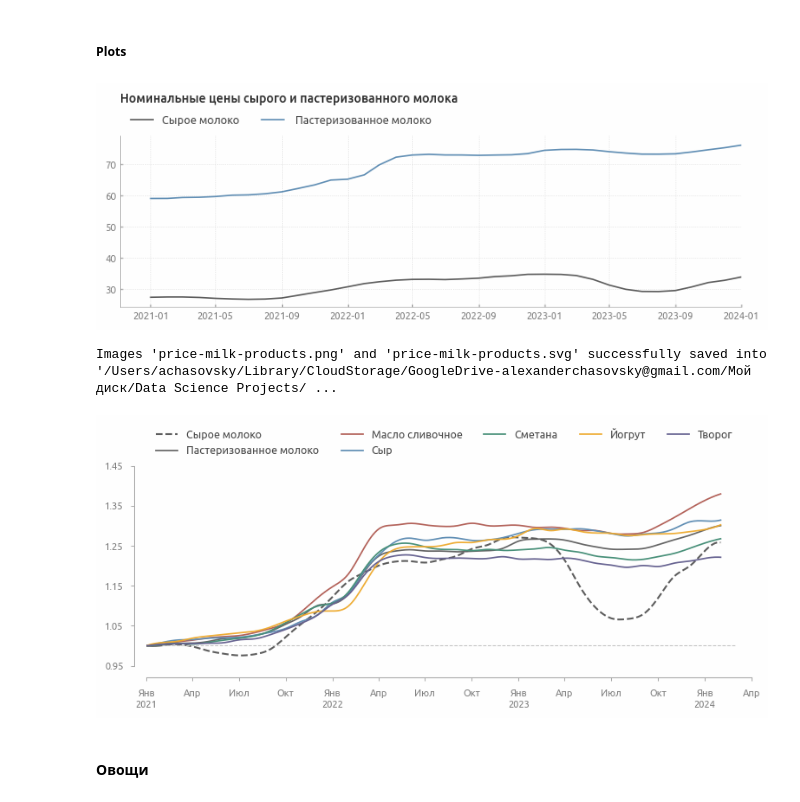
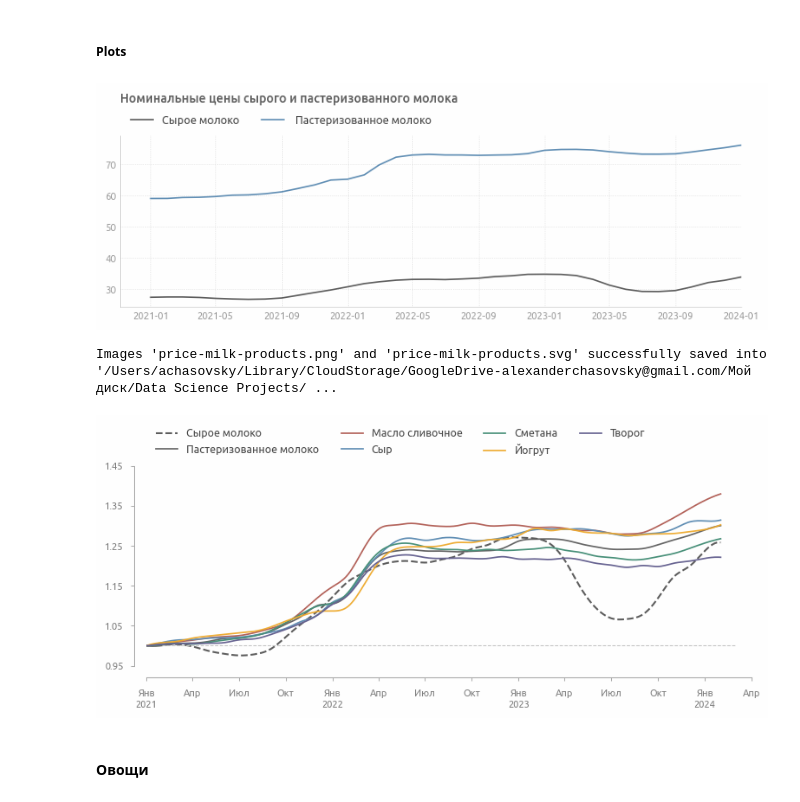
Before and after one commit to a-chasovsky/economics-rus, a Jupyter notebook: notebooks/visualization/consumer-prices-2021-2023.ipynb, the cells around one changed output. Cells and saved outputs as stored; diff of their text form; code cells hidden in the pictures.

```diff
--- a/notebooks/visualization/consumer-prices-2021-2023.ipynb
+++ b/notebooks/visualization/consumer-prices-2021-2023.ipynb
@@ -903,12 +903,12 @@ dtype: object
 plt.plot(milk_raw, label='Сырое молоко')
 plt.plot(milk, label=' Пастеризованное молоко', color=palette[2])
 # plt_date_format(language='rus', case='capital')
-plt.legend(**legend_inline, ncols=2)
+plt.legend(**legend_inline())
 plt.title('Номинальные цены сырого и пастеризованного молока', **title_inline)
 plt.xlim(right=dt.datetime.strptime('01-01-2024', '%d-%m-%Y'))
 plt.show()
 # %% [output]
-[figure, old version]
+[figure, new version]
 # %%
 plots_lw = 1.25
 fig = plt.figure(figsize=(9, 3))
@@ -926,35 +926,35 @@ plt.plot(
     smoothed(normalized_by_first(cheese), datetime_index=True),
     lw=plots_lw, alpha=1, label='Сыр')
 plt.plot(
     smoothed(normalized_by_first(sour_cream), datetime_index=True),
     lw=plots_lw, label='Сметана')
 plt.plot(
     smoothed(normalized_by_first(jogurt), datetime_index=True),
     lw=plots_lw, alpha=0.95, label='Йогрут')
 plt.plot(
     smoothed(normalized_by_first(cottage_cheese), datetime_index=True),
     lw=plots_lw, label='Творог', color=palette[7])
 plt.axhline(
     1, 0.025, 0.975, lw=0.75, ls='--', color=palette[-2], zorder=10
 )
-plt.legend(**legend_inline, ncols=5)
+plt.legend(**legend_inline(4))
 # plt.title(
     # label='Нормализованные цены на сырое молоко и молочные продукты', pad=40)
 
 axis_date_transform(
     formatter=matplotlib.dates.DateFormatter('%b'),
     locator=matplotlib.dates.MonthLocator([1,4,7,10]))
 axis_dates_capitalize()
 axis_add_date_xaxis(offset=25)
 axis_dates_translate_months()
 
 plt.xlim(xlim)
 axis_rstyle(offset_left=10, yticks=[0.95, 1.45, 0.1])
 
 savefig('price-milk-products', dir=save_plot_dir, dpi=100)
 # %% [output]
 Images 'price-milk-products.png' and 'price-milk-products.svg' successfully saved into '/Users/achasovsky/Library/CloudStorage/GoogleDrive-alexanderchasovsky@gmail.com/Мой диск/Data Science Projects/ ...
-[figure, old version]
+[figure, new version]
 # %%
 set_location()
 # %% [markdown]
```
Also changed, not shown: parts of 12 cells of this notebook, 20 other files.
